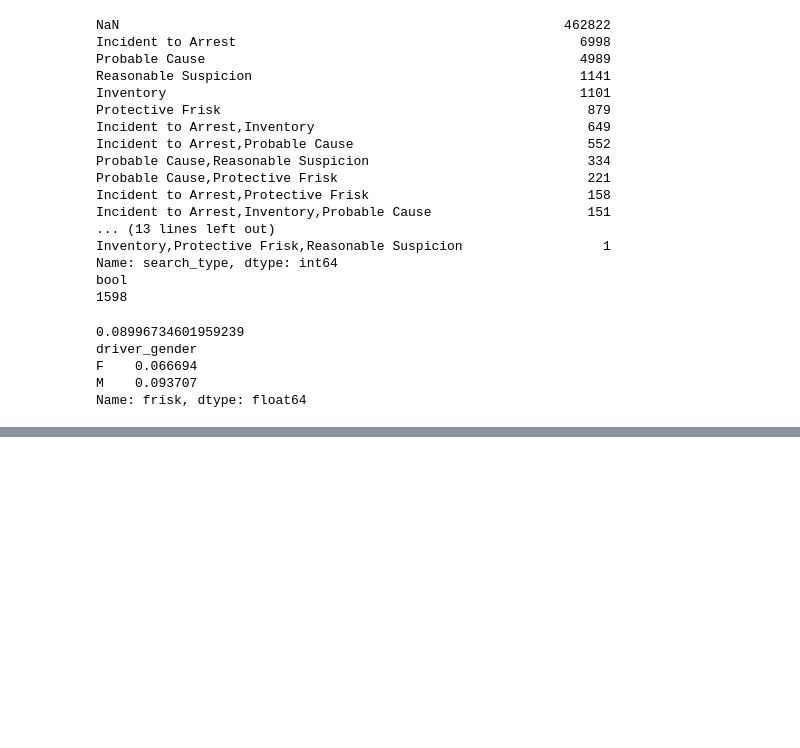
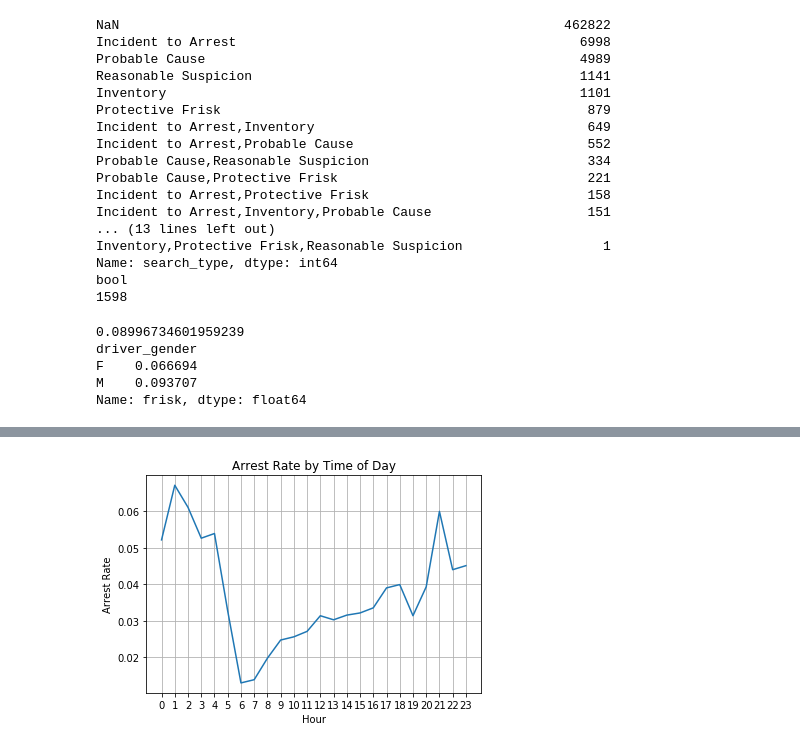
Before and after one commit to SANYAM1996/scatter-plotter, a Jupyter notebook: Datacamp/police_activity.ipynb, the cells around one changed output, grey strips where cells are left out. Drawn from its saved outputs; the diff is of its cells as text; code cells hidden in the pictures; blank space fills up the shorter version.

Commit message:
added visualization

```diff
--- a/Datacamp/police_activity.ipynb
+++ b/Datacamp/police_activity.ipynb
@@ -403,0 +402,10 @@ Name: frisk, dtype: float64
+# %%
+# Visual exploratory data analysis
+# Calculate the overall arrest rate
+print(ri.is_arrested.mean())
+
+# Calculate the hourly arrest rate
+print(ri.groupby(ri.index.hour).is_arrested.mean())
+
+# Save the hourly arrest rate
+hourly_arrest_rate = ri.groupby(ri.index.hour).is_arrested.mean()
@@ -403,0 +432,16 @@ Name: frisk, dtype: float64
+# %%
+# Plotting the hourly arrest rate
+# Create a line plot of 'hourly_arrest_rate'
+hourly_arrest_rate.plot()
+
+# Add the xlabel, ylabel, and title
+plt.xticks(range(0,24))
+plt.xlabel("Hour")
+plt.ylabel("Arrest Rate")
+plt.title("Arrest Rate by Time of Day")
+plt.grid()
+
+# Display the plot
+plt.show();
+# %% [output]
+[figure, added]
```
Also changed, not shown: parts of 13 cells of this notebook.
